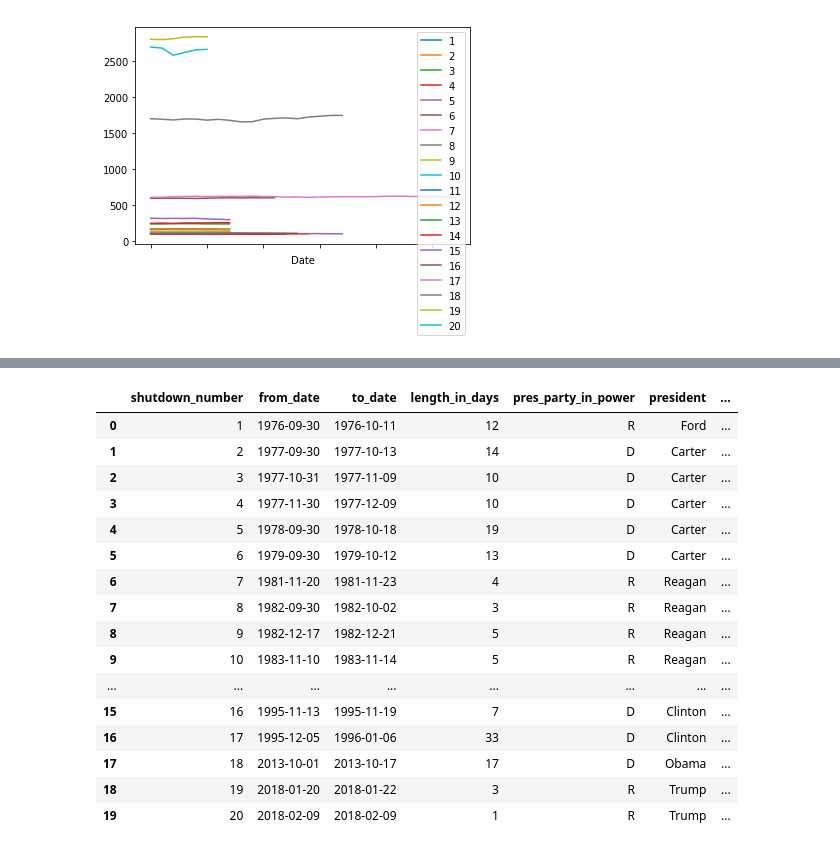
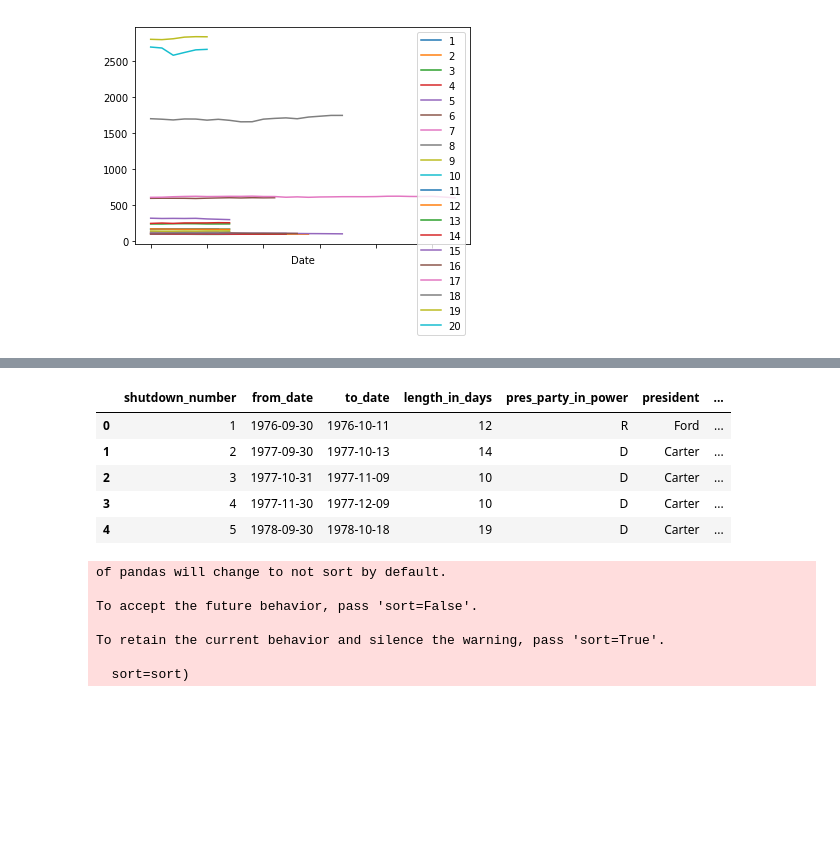
Before and after one commit to amritperera/Data-Bootcamp-Project-1, a Jupyter notebook: Code/stock_price_testing_(Amrit).ipynb, the cells around one changed output, grey strips where cells are left out. Cells and saved outputs as stored; diff of their text form; code cells hidden in the pictures; blank space fills up the shorter version.

```diff
--- a/Code/stock_price_testing_(Amrit).ipynb
+++ b/Code/stock_price_testing_(Amrit).ipynb
@@ -150,20 +174,34 @@ Text(0, 0.5, 'Coefficient of Variation')
 # %%
-shutdown_df
+shutdown_df.head()
 # %% [output]
 |  | shutdown_number | from_date | to_date | length_in_days | pres_party_in_power | president | ... |
 | 0 | 1 | 1976-09-30 | 1976-10-11 | 12 | R | Ford | ... |
 | 1 | 2 | 1977-09-30 | 1977-10-13 | 14 | D | Carter | ... |
 | 2 | 3 | 1977-10-31 | 1977-11-09 | 10 | D | Carter | ... |
 | 3 | 4 | 1977-11-30 | 1977-12-09 | 10 | D | Carter | ... |
 | 4 | 5 | 1978-09-30 | 1978-10-18 | 19 | D | Carter | ... |
-| 5 | 6 | 1979-09-30 | 1979-10-12 | 13 | D | Carter | ... |
-| 6 | 7 | 1981-11-20 | 1981-11-23 | 4 | R | Reagan | ... |
-| 7 | 8 | 1982-09-30 | 1982-10-02 | 3 | R | Reagan | ... |
-| 8 | 9 | 1982-12-17 | 1982-12-21 | 5 | R | Reagan | ... |
-| 9 | 10 | 1983-11-10 | 1983-11-14 | 5 | R | Reagan | ... |
-| ... | ... | ... | ... | ... | ... | ... | ... |
-| 15 | 16 | 1995-11-13 | 1995-11-19 | 7 | D | Clinton | ... |
-| 16 | 17 | 1995-12-05 | 1996-01-06 | 33 | D | Clinton | ... |
-| 17 | 18 | 2013-10-01 | 2013-10-17 | 17 | D | Obama | ... |
-| 18 | 19 | 2018-01-20 | 2018-01-22 | 3 | R | Trump | ... |
-| 19 | 20 | 2018-02-09 | 2018-02-09 | 1 | R | Trump | ... |
+# %%
+## loops through all of csv, only keeping date ranges we need
+stock_prices_clean_month_before = pd.DataFrame()
+obs_count_list_month = []
+for shutdown in range(len(shutdown_df)):
+    try:
+        from_date = stock_prices_unclean.index.get_loc(shutdown_df["from_date"][shutdown])
+    except KeyError:
+        from_date = stock_prices_unclean.index.get_loc(str((pd.to_datetime(shutdown_df["from_date"][shutdown]) + datetime.timedelta(days=2)).date()))
+
+    try:
+        to_date = stock_prices_unclean.index.get_loc(shutdown_df["to_date"][shutdown])
+    except KeyError:
+        to_date = stock_prices_unclean.index.get_loc(str((pd.to_datetime(shutdown_df["to_date"][shutdown]) + datetime.timedelta(days=2)).date()))
+
+    obs_count_list_month.append(len(stock_prices_unclean.iloc[from_date-30:to_date-24]))
+    stock_prices_clean_month_before = stock_prices_clean.append(stock_prices_unclean.iloc[from_date-30:to_date-24])
+# %% [output]
+of pandas will change to not sort by default.
+
+To accept the future behavior, pass 'sort=False'.
+
+To retain the current behavior and silence the warning, pass 'sort=True'.
+
+  sort=sort)
```
Also changed, not shown: parts of 5 cells of this notebook, 1 other file.
